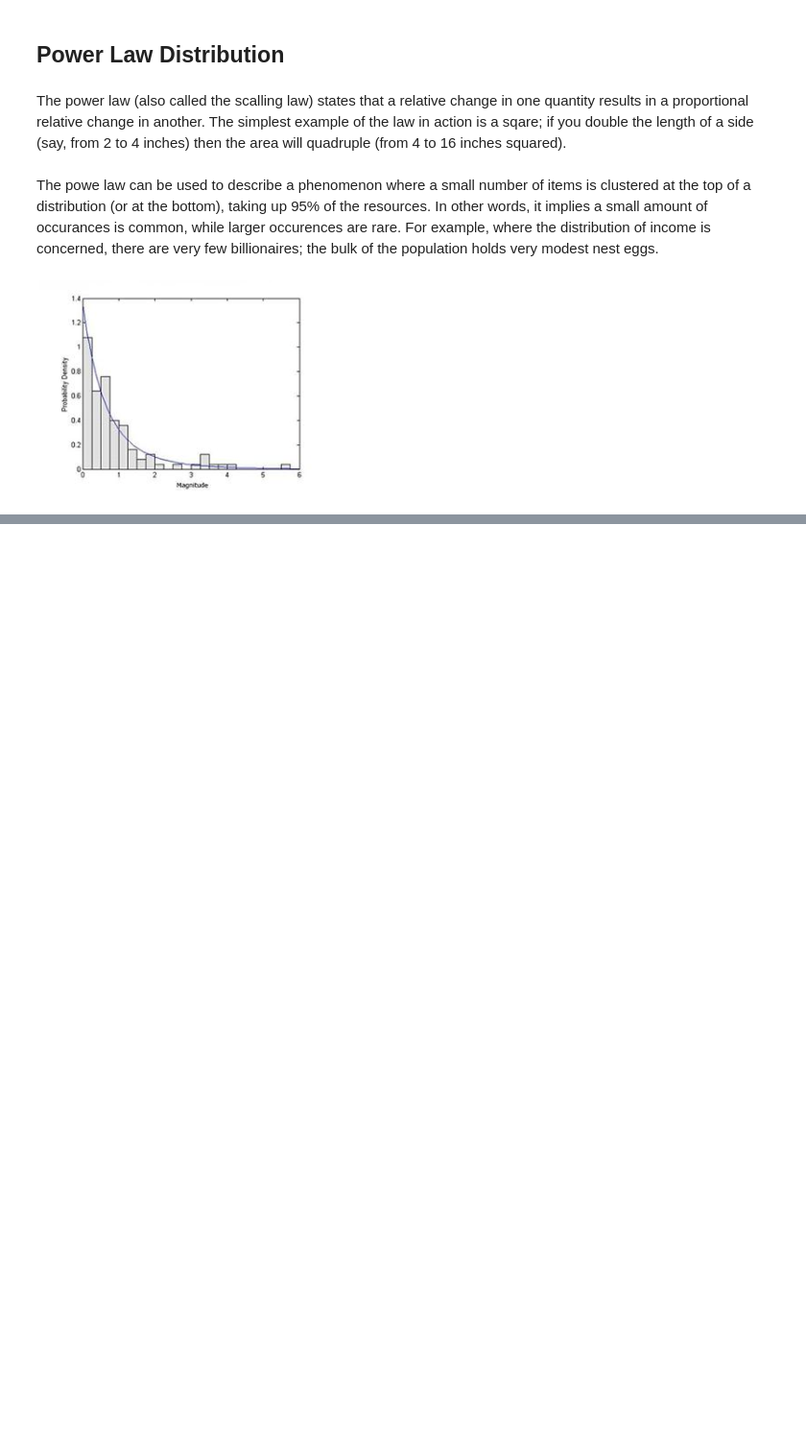
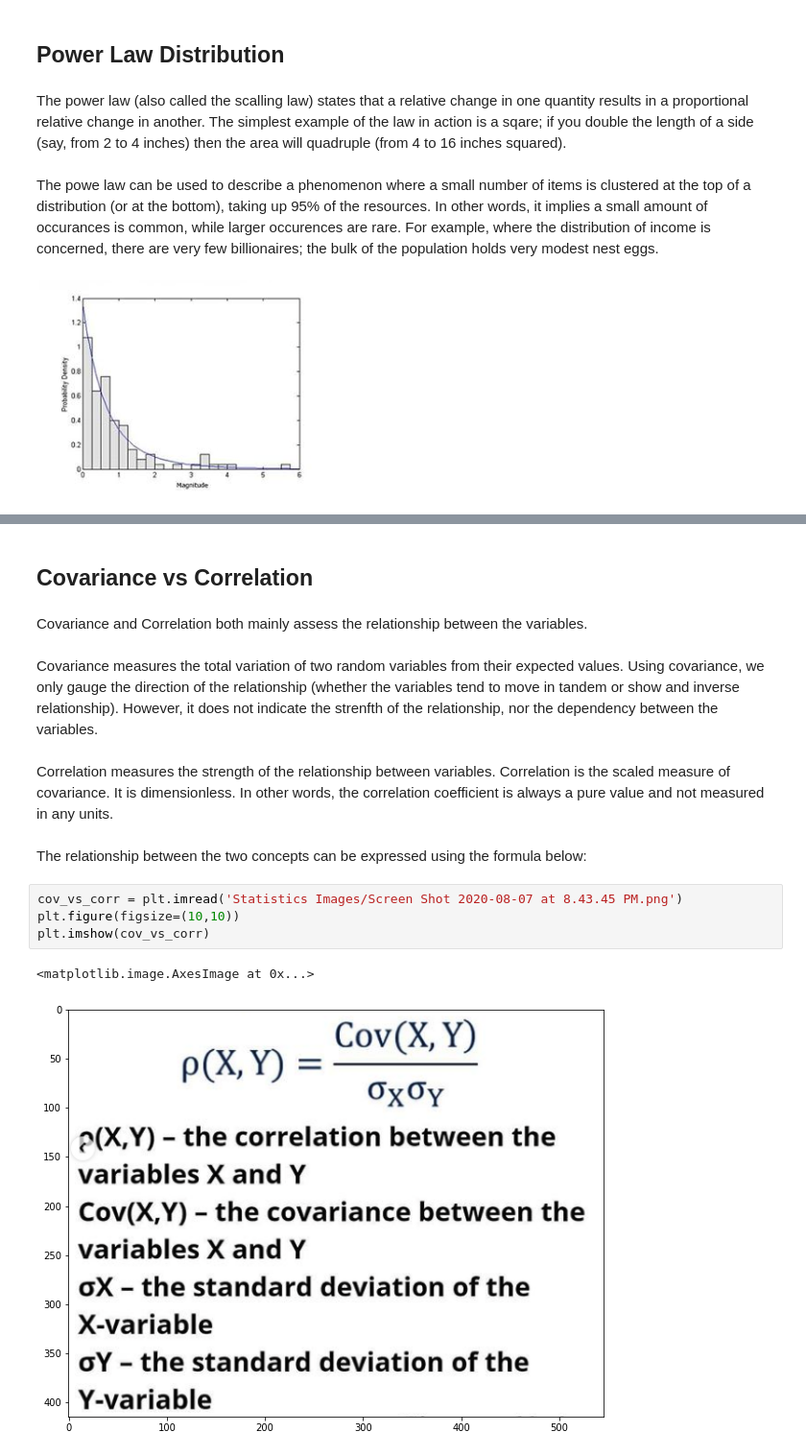
Before and after one commit to Hemanthhh/MachineLearning, a Jupyter notebook: Statistics/Statistics.ipynb, the cells around one changed output, grey strips where cells are left out. Shown at 96% size. Cells and saved outputs as stored; diff of their text form; blank space fills up the shorter version.

```diff
--- a/Statistics/Statistics.ipynb
+++ b/Statistics/Statistics.ipynb
@@ -378,0 +424,17 @@ The powe law can be used to describe a phenomenon where a small number of items
+# %% [markdown]
+## Covariance vs Correlation
+# %% [markdown]
+Covariance and Correlation both mainly assess the relationship between the variables.
+# %% [markdown]
+Covariance measures the total variation of two random variables from their expected values. Using covariance, we only gauge the direction of the relationship (whether the variables tend to move in tandem or show and inverse relationship). However, it does not indicate the strenfth of the relationship, nor the dependency between the variables.
+# %% [markdown]
+Correlation measures the strength of the relationship between variables. Correlation is the scaled measure of covariance. It is dimensionless. In other words, the correlation coefficient is always a pure value and not measured in any units.
+# %% [markdown]
+The relationship between the two concepts can be expressed using the formula below:
+# %%
+cov_vs_corr = plt.imread('Statistics Images/Screen Shot 2020-08-07 at 8.43.45 PM.png')
+plt.figure(figsize=(10,10))
+plt.imshow(cov_vs_corr)
+# %% [output]
+<matplotlib.image.AxesImage at 0x...>
+[figure, added]
```
Also changed, not shown: parts of 28 cells of this notebook, 21 other files.
